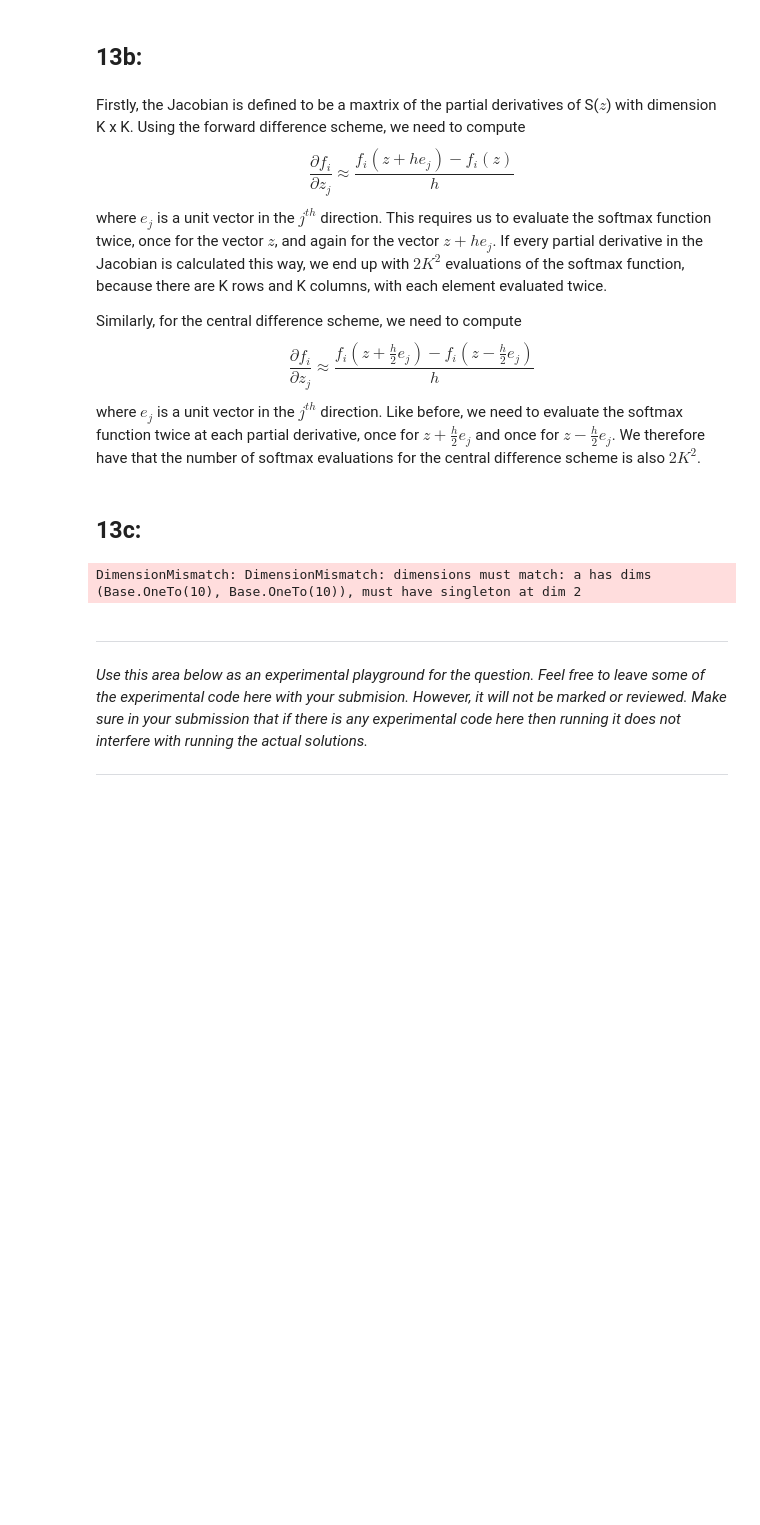
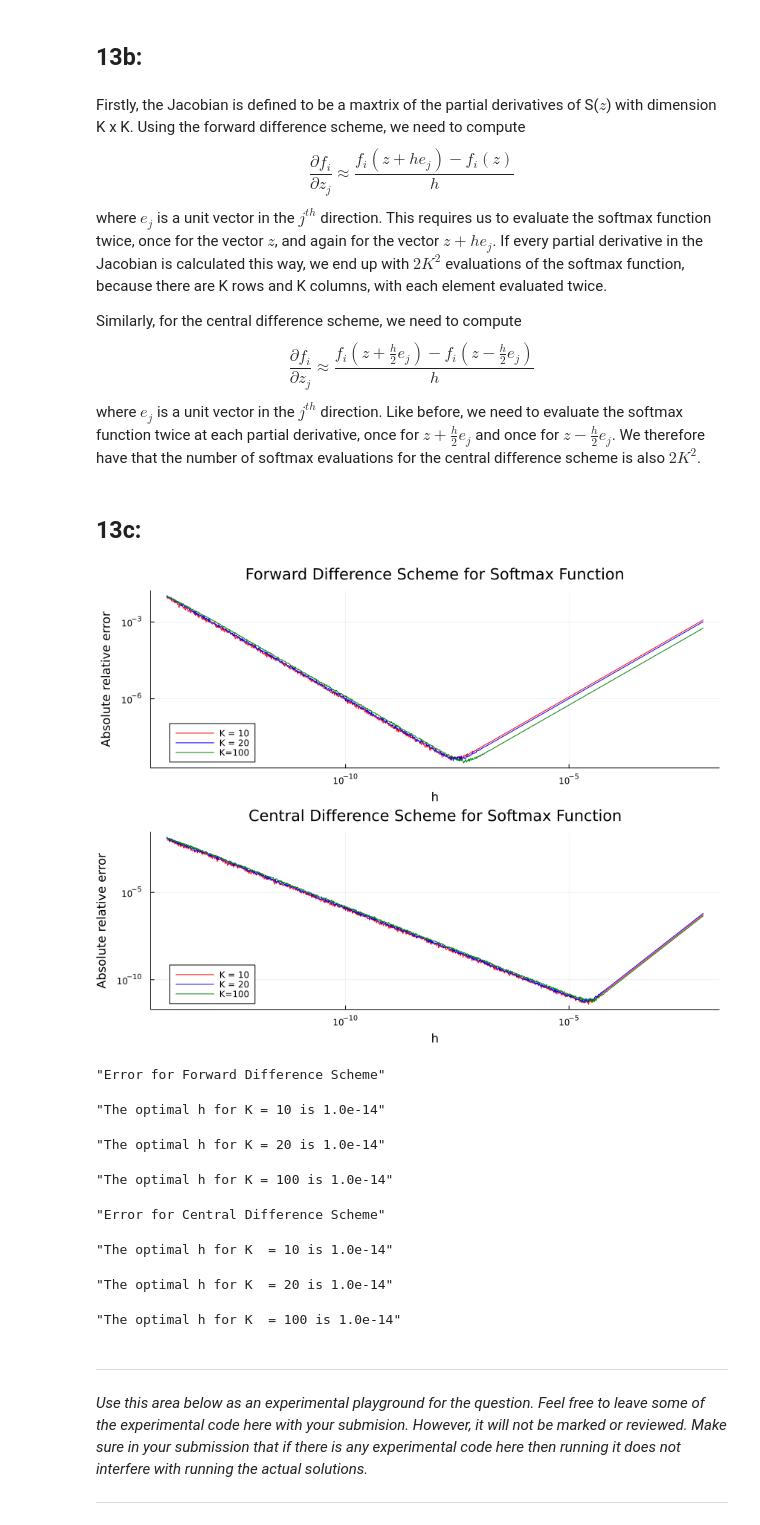
Before and after one commit to mollyotoole09/Molly-OToole_Andrea-Brouwers-2504-2023-BigHW, a Jupyter notebook: notebooks/Submission-Form-IV-Q13-Q17.ipynb, the cells around one changed output. Saved outputs shown, nothing was run; the diff lists cells and outputs as text; code cells hidden in the pictures; blank space fills up the shorter version.

```diff
--- a/notebooks/Submission-Form-IV-Q13-Q17.ipynb
+++ b/notebooks/Submission-Form-IV-Q13-Q17.ipynb
@@ -70,20 +70,22 @@ display(plot(p1, p2, size=(850,650), layout = (2,1), legend=:bottomleft))
 errs1 = [errs11, errs21, errs31] #define forward difference scheme errors
 errs2 = [errs12, errs22, errs32] #define central difference scheme errors
 
-println("Error for Forward Difference Scheme")
+
+display("Error for Forward Difference Scheme")
 for i in 1:3
     optimal_index_forward = argmin(errs1[i])
     optimal_h_forward = h_range[optimal_index_forward]
-    println("The optimal h for f$(i) is $(optimal_h_forward)")
+    display("The optimal h for f$(i) is $(optimal_h_forward)")
 end
 
-println("")
 
-println("Error for Central Difference Scheme")
+display("Error for Central Difference Scheme")
 for i in 1:3
     optimal_index_central = argmin(errs2[i])
     optimal_h_central = h_range[optimal_index_central]
-    println("The optimal h for f$(i) is $(optimal_h_central)")
+    display("The optimal h for f$(i) is $(optimal_h_central)")
 end
+
+#had to change the println commands to display because they were not printing the output
 # %% [output]
 [figure]
@@ -120,28 +130,28 @@ end
 function softmax_diff_forward(z, h)
     k = length(z)
     sm = softmax(z)
-    J = zeros(k,k)
+    J1 = zeros(k,k)
     for j in 1:k
         diff_z = copy(z)
         diff_z[j] += h
-        J = (softmax(diff_z) .- sm) / h
+        J1[:, j] = (softmax(diff_z) .- sm) / h
     end
-    return J
+    return J1
 end
 
 # central difference scheme for softmax function
 function softmax_diff_central(z, h)
     k = length(z)
     sm = softmax(z)
-    J = zeros(k,k)
+    J2 = zeros(k,k)
     for j in 1:k
         diff_z_positive = copy(z)
         diff_z_negative = copy(z)
         diff_z_positive[j] += h/2
         diff_z_negative[j] -= h/2
-        J = (softmax(diff_z_positive) .- softmax(diff_z_negative)) / h
+        J2[:, j] = (softmax(diff_z_positive) .- softmax(diff_z_negative)) / h
     end
-    return J
+    return J2
 end
 
 #find error in actual jacobian and predicted jacobian for forward difference scheme
@@ -150,40 +160,66 @@ function error_jacobian_forward(z, h)
     return error1
 end
 
 #find error in actual jacobian and predicted jacobian for central difference scheme
 function error_jacobian_central(z, h)
     error2 = norm(jacobian(z) - softmax_diff_central(z,h))
     return error2
 end
 
 #define k values, h values, and empty arrays for forward and central errors
 k_values = [10, 20, 100]
 h_range = 10 .^ (-14:0.01:-2)
 error_forward = [[],[],[]]
 error_central = [[],[],[]]
 labels = ["K = 10", "K = 20", "K = 100"]
 
 #iterate through k values to find errors
 for (index, k) in enumerate(k_values)
     z = [i^(1/3) for i in 1:k]
     J_explicit = jacobian(z)
 
-    push!(error_forward[index], error_jacobian_forward.((z,), h_range))
-    push!(error_central[index], error_jacobian_central.((z,), h_range))
+    error_forward[index] = error_jacobian_forward.(Ref(z), h_range)
+    error_central[index] = error_jacobian_central.(Ref(z), h_range)
 end
 
 #plot error of jacobian for both forward and central difference schemes
-p1 = plot(h_range, [for_error[1], for_error[2], for_error[3]], yaxis = :log,xaxis = :log,
+p1 = plot(h_range, [error_forward[1], error_forward[2], error_forward[3]], yaxis = :log,xaxis = :log,
     xlabel="h",ylabel="Absolute relative error",
-    label = ["K = 10" "K = 20" "K=100"], c = [:red], legend = :bottomright, title = "Forward Difference Scheme for Softmax Function")
+    label = ["K = 10" "K = 20" "K=100"], c = [:red :blue :green], legend = :bottomright, title = "Forward Difference Scheme for Softmax Function")
 
-p2 = plot(h_range, [cen_error[1], cen_error[2], cen_error[3]], yaxis = :log,xaxis = :log,
+p2 = plot(h_range, [error_central[1], error_central[2], error_central[3]], yaxis = :log,xaxis = :log,
     xlabel="h",ylabel="Absolute relative error",
-    label = ["K = 10" "K = 20" "K=100"], c = [:blue], legend = :bottomright, title = "Central Difference Scheme for Softmax Function")
+    label = ["K = 10" "K = 20" "K=100"], c = [:red :blue :green], legend = :bottomright, title = "Central Difference Scheme for Softmax Function")
 
 display(plot(p1, p2, size=(850,650), layout = (2,1), legend=:bottomleft))
+
+
+display("Error for Forward Difference Scheme")
+for (index, i) in enumerate(k_values)
+    optimal_index_forward = argmin(error_forward[index, :])
+    optimal_h_forward = h_range[optimal_index_forward]
+    display("The optimal h for K = $(i) is $(optimal_h_forward)")
+end
+
+
+display("Error for Central Difference Scheme")
+for (index, i) in enumerate(k_values)
+    optimal_index_central = argmin(error_central[index, :])
+    optimal_h_central = h_range[optimal_index_central]
+    display("The optimal h for K  = $(i) is $(optimal_h_central)")
+end
+
+#had to change the println commands to display because they were not printing the output
 # %% [output]
+[figure, added]
-DimensionMismatch: DimensionMismatch: dimensions must match: a has dims (Base.OneTo(10), Base.OneTo(10)), must have singleton at dim 2
+"Error for Forward Difference Scheme"
+"The optimal h for K = 10 is 1.0e-14"
+"The optimal h for K = 20 is 1.0e-14"
+"The optimal h for K = 100 is 1.0e-14"
+"Error for Central Difference Scheme"
+"The optimal h for K  = 10 is 1.0e-14"
+"The optimal h for K  = 20 is 1.0e-14"
+"The optimal h for K  = 100 is 1.0e-14"
 # %% [markdown]
 ---
 
```
Also changed, not shown: parts of 13 cells of this notebook, 2 other files.
